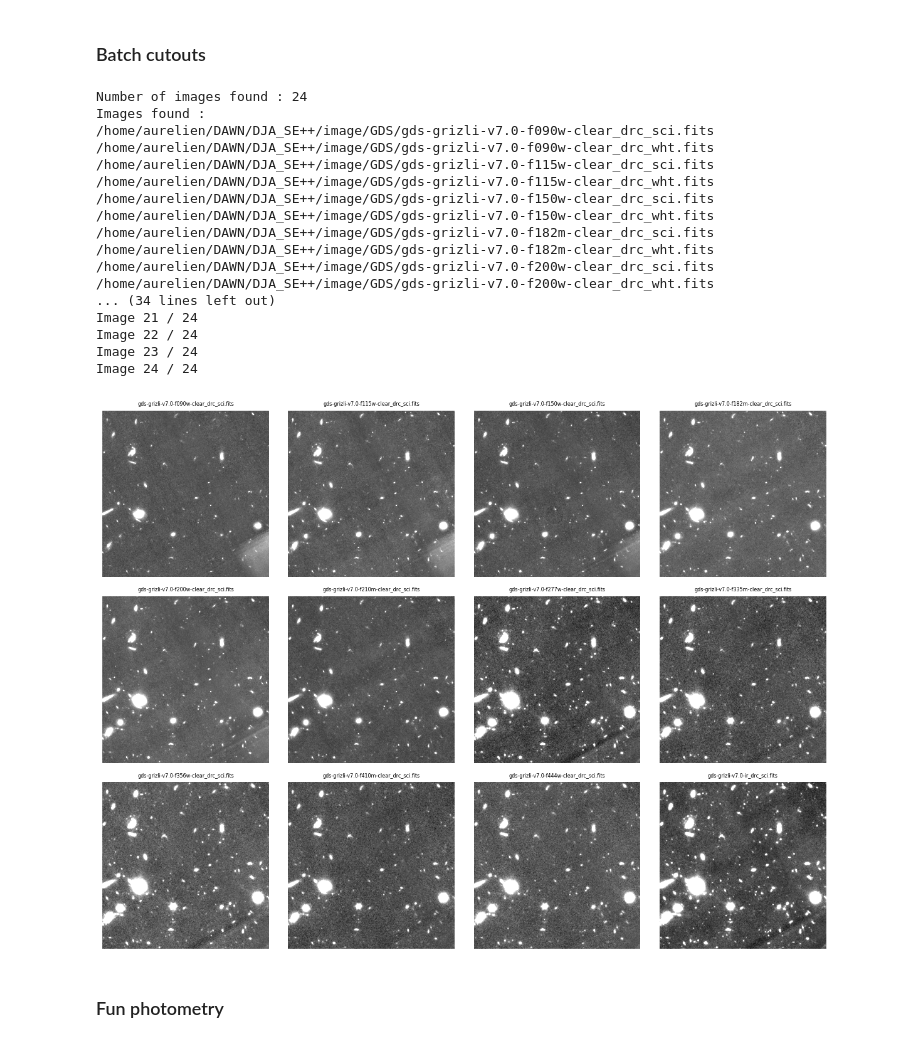
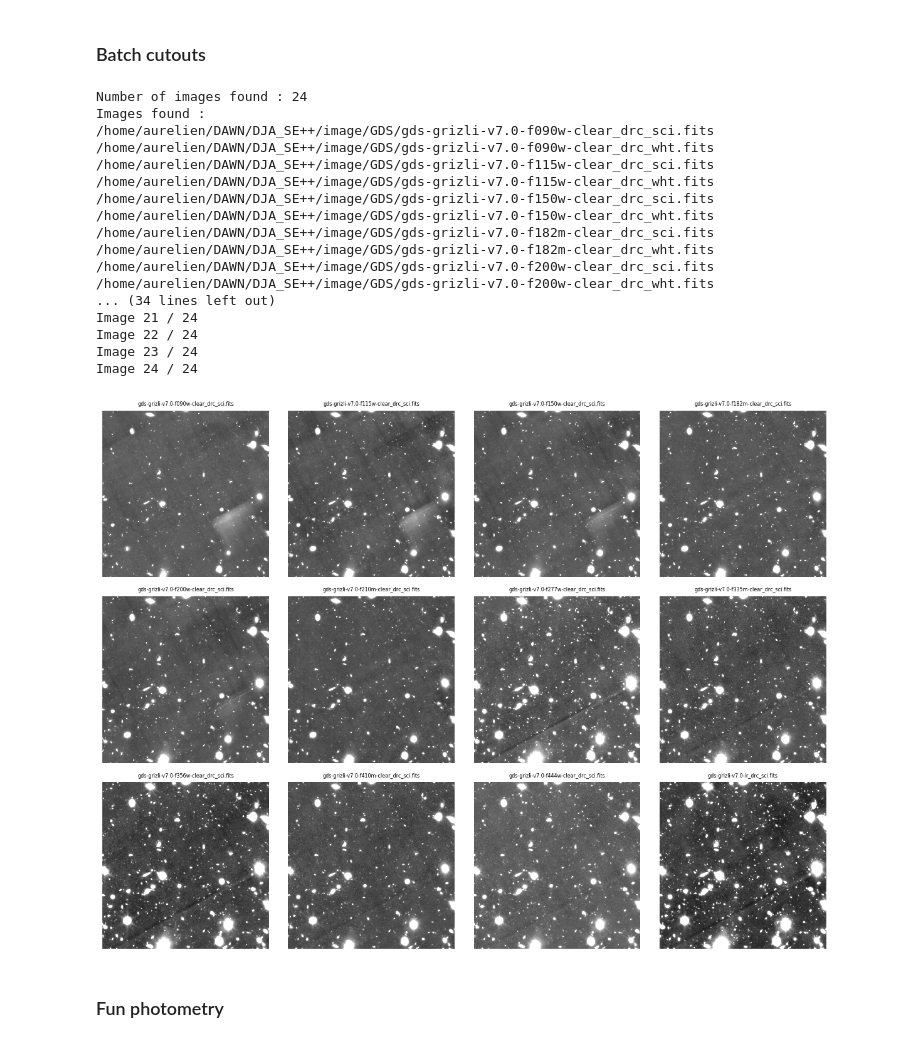
Before and after one commit to AstroAure/DJA-SEpp, a Jupyter notebook: 00.2_Cutout.ipynb, the cells around one changed output. Saved outputs shown, nothing was run; the diff lists cells and outputs as text; code cells hidden in the pictures.

```diff
--- a/00.2_Cutout.ipynb
+++ b/00.2_Cutout.ipynb
@@ -130,30 +130,30 @@ def save_cutouts(generic_filename   : str,
 # %%
 # center = SkyCoord('53.166338 -27.821555', frame='icrs', unit='deg') # JADES-GS-z12.0
 center = SkyCoord('53.17 -27.78', frame='icrs', unit='deg') # GDS
 # center = SkyCoord('10h00m35s 02d20m00s', frame='icrs') # COSMOS
 # center = SkyCoord('14h19m39s 52d54m00s', frame='icrs') # CEERS
-size=u.Quantity((0.5,0.5), u.arcmin)
+size=u.Quantity((1.0,1.0), u.arcmin)
 
 save_cutouts("/home/aurelien/DAWN/DJA_SE++/image/GDS/*.fits", center, size, plot=True, plot_str="sci", verbose=True)
 # %% [output]
 Number of images found : 24
 Images found :
 /home/aurelien/DAWN/DJA_SE++/image/GDS/gds-grizli-v7.0-f090w-clear_drc_sci.fits
 /home/aurelien/DAWN/DJA_SE++/image/GDS/gds-grizli-v7.0-f090w-clear_drc_wht.fits
 /home/aurelien/DAWN/DJA_SE++/image/GDS/gds-grizli-v7.0-f115w-clear_drc_sci.fits
 /home/aurelien/DAWN/DJA_SE++/image/GDS/gds-grizli-v7.0-f115w-clear_drc_wht.fits
 /home/aurelien/DAWN/DJA_SE++/image/GDS/gds-grizli-v7.0-f150w-clear_drc_sci.fits
 /home/aurelien/DAWN/DJA_SE++/image/GDS/gds-grizli-v7.0-f150w-clear_drc_wht.fits
 /home/aurelien/DAWN/DJA_SE++/image/GDS/gds-grizli-v7.0-f182m-clear_drc_sci.fits
 /home/aurelien/DAWN/DJA_SE++/image/GDS/gds-grizli-v7.0-f182m-clear_drc_wht.fits
 /home/aurelien/DAWN/DJA_SE++/image/GDS/gds-grizli-v7.0-f200w-clear_drc_sci.fits
 /home/aurelien/DAWN/DJA_SE++/image/GDS/gds-grizli-v7.0-f200w-clear_drc_wht.fits
 ... (34 lines left out)
 Image 21 / 24
 Image 22 / 24
 Image 23 / 24
 Image 24 / 24
-[figure, old version]
+[figure, new version]
 # %% [markdown]
 ### Fun photometry
 # %%
```
Also changed, not shown: 2 other files.
